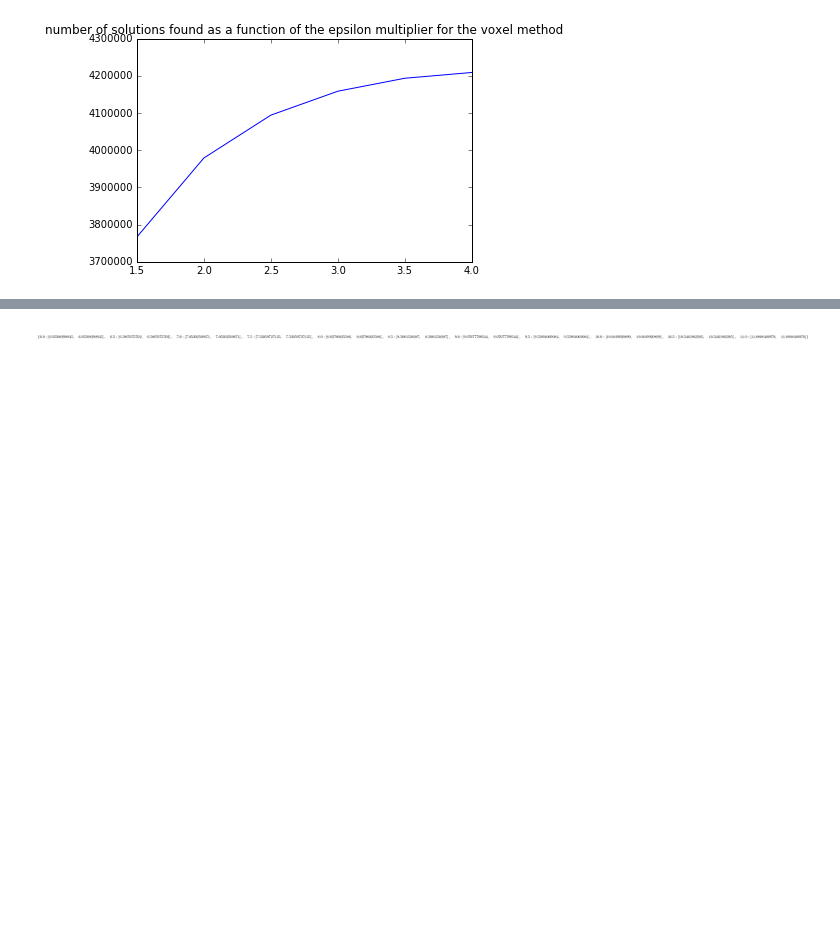
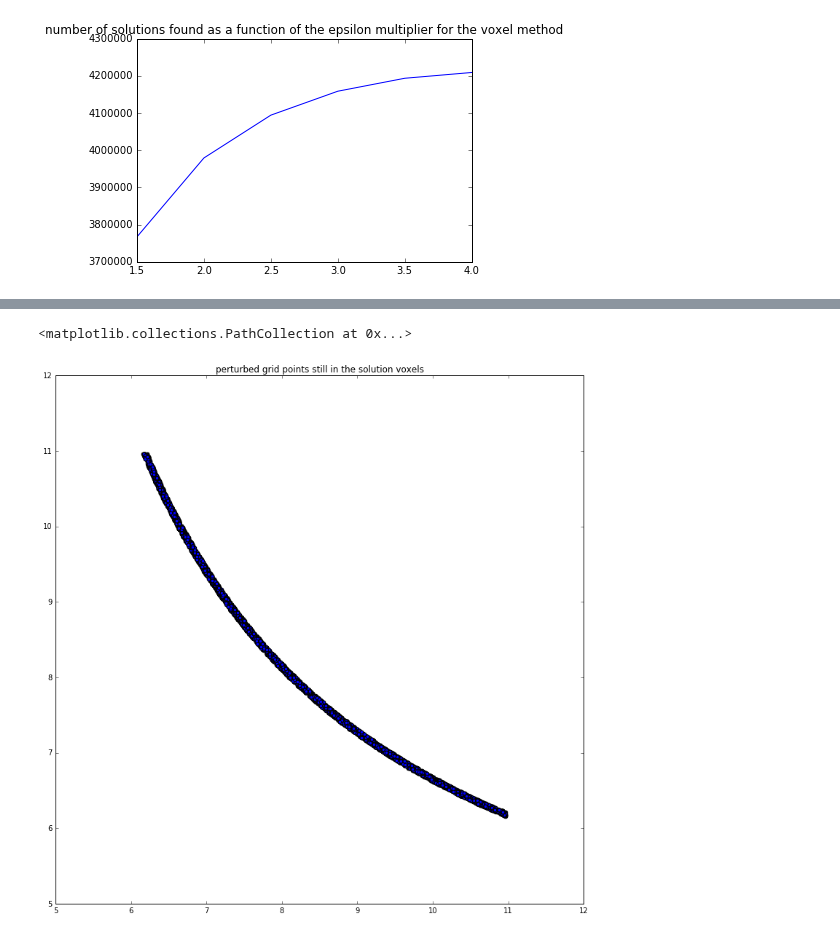
Before and after one commit to tabakg/potapov_interpolation, a Jupyter notebook: Dispersion_relation_chi_2_lists_approach.ipynb, the cells around one changed output, grey strips where cells are left out. Cells and saved outputs as stored; diff of their text form; code cells hidden in the pictures; blank space fills up the shorter version.

Commit message:
added in Dispersion_relation_chi_2_lists_approach notebook a way to filter solutions in the voxels but not on the grid

```diff
--- a/Dispersion_relation_chi_2_lists_approach.ipynb
+++ b/Dispersion_relation_chi_2_lists_approach.ipynb
@@ -459,14 +436,23 @@ ranges_special = [num+random.random()*scale for num in ranges[0]]
 # %%
-values = 2*[round(el/Delta)*Delta for el in ranges_special]
+values = [ int(round( (el - range_min) / Delta)) for el in ranges_perturbed]
-# %%
-inputs = 2*ranges_special
 # %%
 def make_dict_values_to_lists_of_inputs(values,inputs):
     D = {}
     for k, v in zip(values,inputs):
         D.setdefault(k, []).append(v)
     return D
-# %%
-make_dict_values_to_lists_of_inputs(values,inputs)
-# %% [output]
-[figure, removed]
+# %%
+D = make_dict_values_to_lists_of_inputs(values,ranges_perturbed)
+# %%
+solution_omegas = []
+for indices in solution_containing_voxels[i].keys():
+    if all([ind in D for ind in indices]): ## check all indices are in D,
+        for it in itertools.product(*[D[ind] for ind in indices]): ## get all omegas in the voxel.
+            solution_omegas.append(it)
+# %%
+plt.figure(figsize=(13,13))
+plt.title('perturbed grid points still in the solution voxels')
+plt.scatter([el[0] for el in solution_omegas],[el[1] for el in solution_omegas])
+# %% [output]
+<matplotlib.collections.PathCollection at 0x...>
+[figure, added]
```
Also changed, not shown: parts of 15 cells of this notebook, 1 other file.
